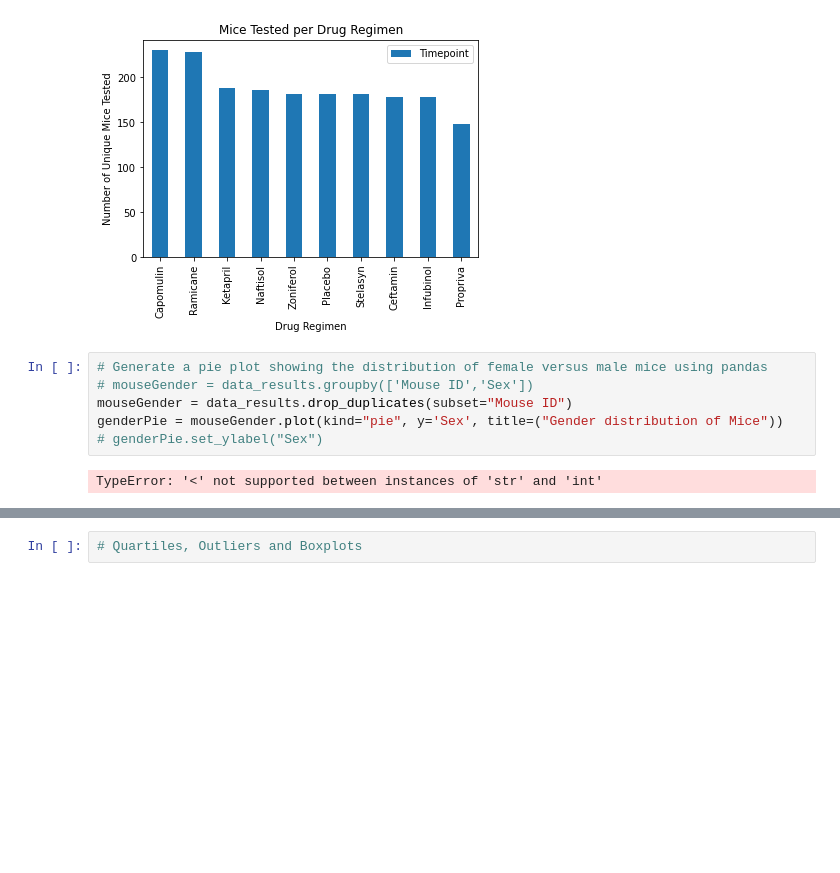
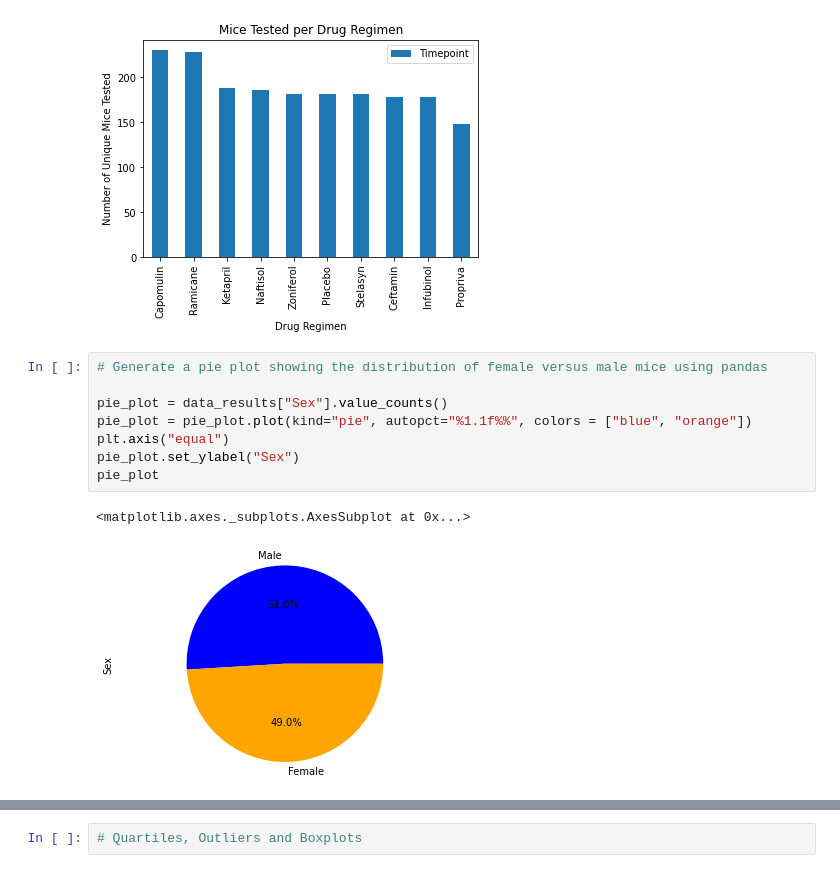
Before and after one commit to ennegineer/05-matplotlibHW, a Jupyter notebook: Statistics.ipynb, the cells around one changed output, grey strips where cells are left out. Saved outputs shown, nothing was run; the diff lists cells and outputs as text; blank space fills up the shorter version.

```diff
--- a/Statistics.ipynb
+++ b/Statistics.ipynb
@@ -174,11 +174,14 @@ Text(0, 0.5, 'Number of Unique Mice Tested')
 [figure]
 # %%
 # Generate a pie plot showing the distribution of female versus male mice using pandas
-# mouseGender = data_results.groupby(['Mouse ID','Sex'])
-mouseGender = data_results.drop_duplicates(subset="Mouse ID")
-genderPie = mouseGender.plot(kind="pie", y='Sex', title=("Gender distribution of Mice"))
-# genderPie.set_ylabel("Sex")
+
+pie_plot = data_results["Sex"].value_counts()
+pie_plot = pie_plot.plot(kind="pie", autopct="%1.1f%%", colors = ["blue", "orange"])
+plt.axis("equal")
+pie_plot.set_ylabel("Sex")
+pie_plot
 # %% [output]
-TypeError: '<' not supported between instances of 'str' and 'int'
+<matplotlib.axes._subplots.AxesSubplot at 0x...>
+[figure, added]
 # %%
 # Generate a pie plot showing the distribution of female versus male mice using pyplot
```
Also changed, not shown: parts of 7 cells of this notebook.
